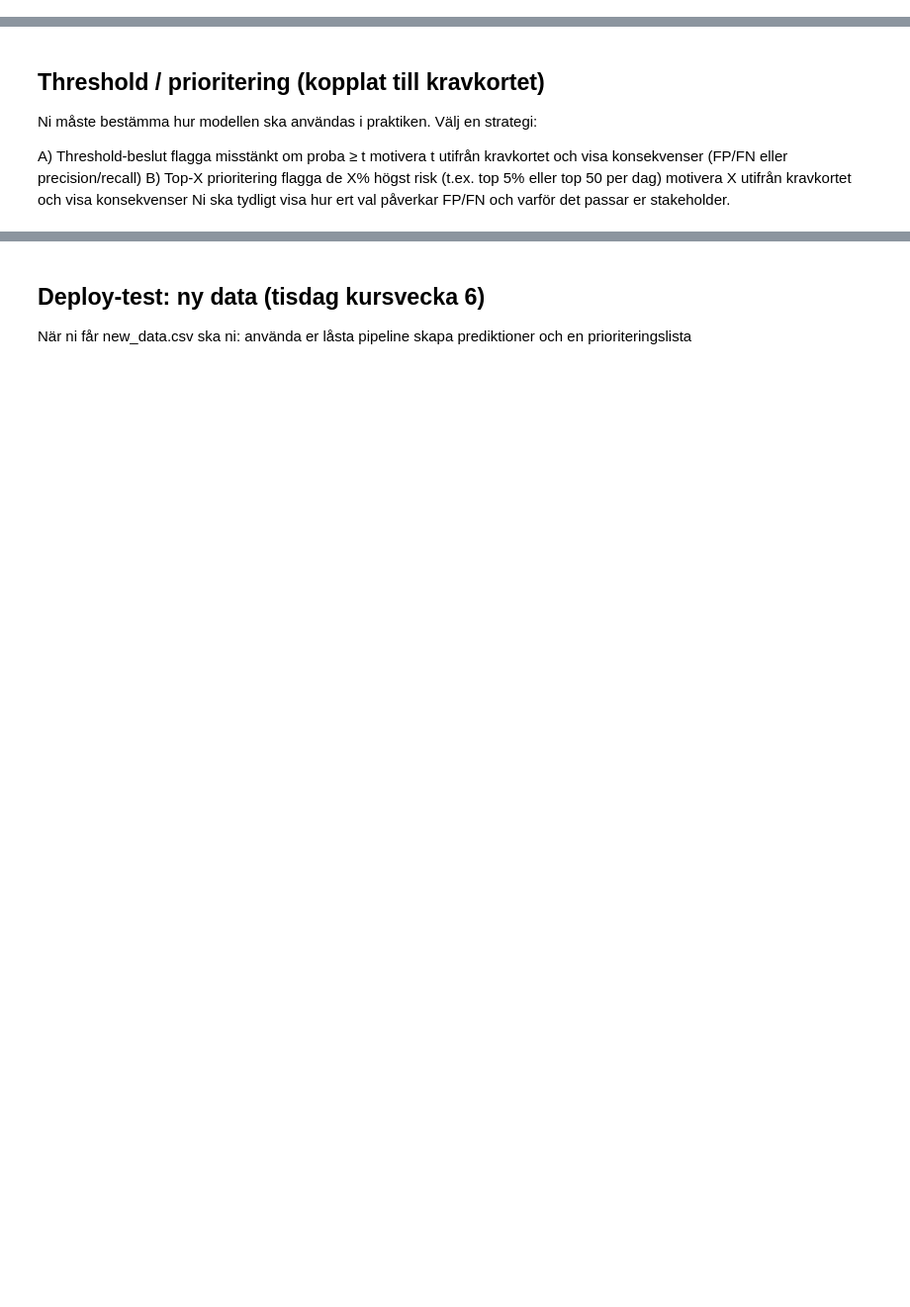
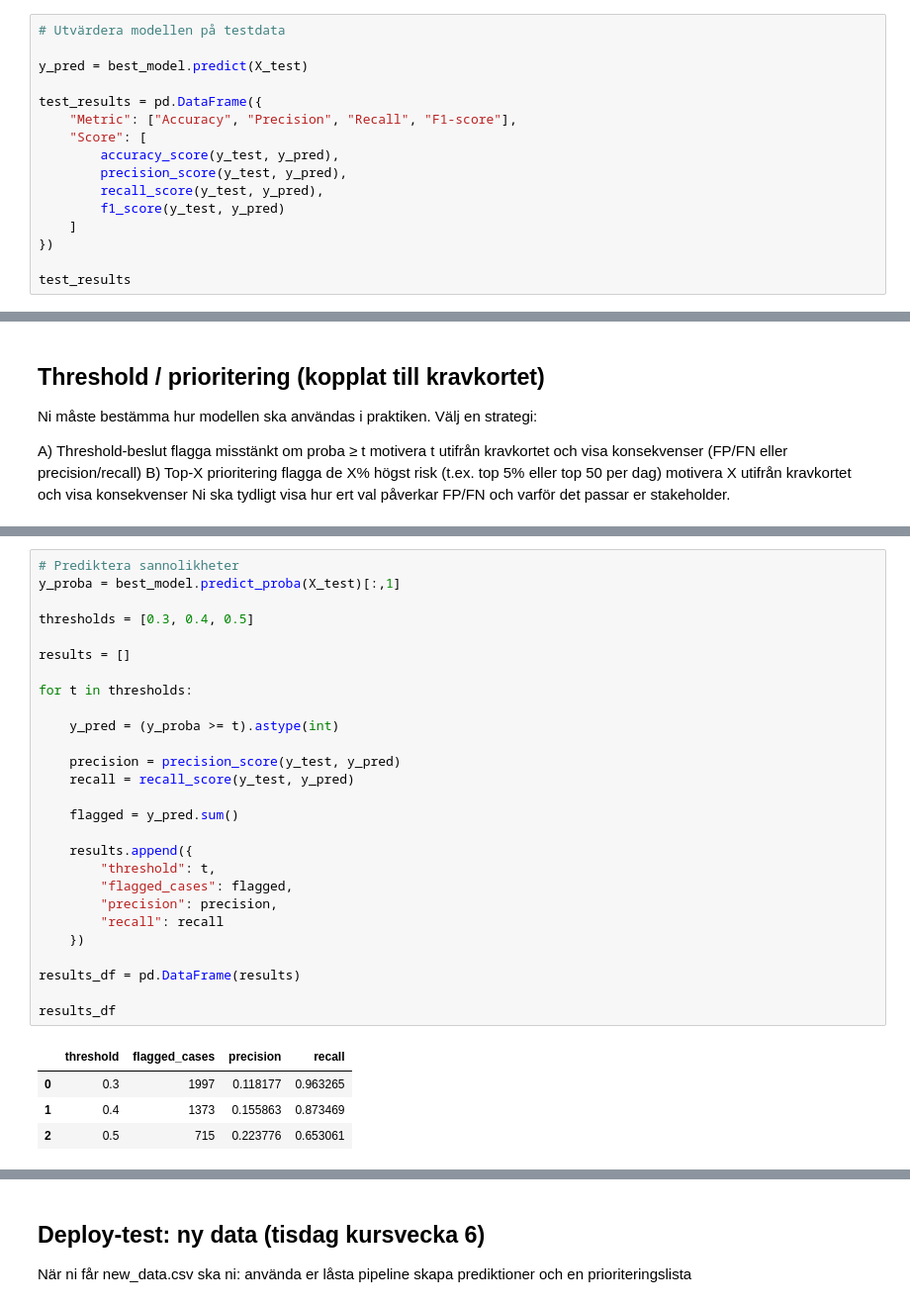
Before and after one commit to AlmaVasell/Grupparbete-MACHINELEARNING, a Jupyter notebook: report.ipynb, the cells around one changed output, grey strips where cells are left out. Shown at 99% size. Saved outputs shown, nothing was run; the diff lists cells and outputs as text; blank space fills up the shorter version.

Commit message:
lade till optimering och threshold analys

```diff
--- a/report.ipynb
+++ b/report.ipynb
@@ -328,0 +363,16 @@ Förklara kort vad ni optimerade och varför (koppla till kravkortet).
+# %%
+# Utvärdera modellen på testdata
+
+y_pred = best_model.predict(X_test)
+
+test_results = pd.DataFrame({
+    "Metric": ["Accuracy", "Precision", "Recall", "F1-score"],
+    "Score": [
+        accuracy_score(y_test, y_pred),
+        precision_score(y_test, y_pred),
+        recall_score(y_test, y_pred),
+        f1_score(y_test, y_pred)
+    ]
+})
+
+test_results
@@ -340,0 +421,32 @@ Ni ska tydligt visa hur ert val påverkar FP/FN och varför det passar er stakeh
+# %%
+# Prediktera sannolikheter
+y_proba = best_model.predict_proba(X_test)[:,1]
+
+thresholds = [0.3, 0.4, 0.5]
+
+results = []
+
+for t in thresholds:
+
+    y_pred = (y_proba >= t).astype(int)
+
+    precision = precision_score(y_test, y_pred)
+    recall = recall_score(y_test, y_pred)
+
+    flagged = y_pred.sum()
+
+    results.append({
+        "threshold": t,
+        "flagged_cases": flagged,
+        "precision": precision,
+        "recall": recall
+    })
+
+results_df = pd.DataFrame(results)
+
+results_df
+# %% [output]
+|  | threshold | flagged_cases | precision | recall |
+| 0 | 0.3 | 1997 | 0.118177 | 0.963265 |
+| 1 | 0.4 | 1373 | 0.155863 | 0.873469 |
+| 2 | 0.5 | 715 | 0.223776 | 0.653061 |
```
Also changed, not shown: parts of 5 cells of this notebook.
